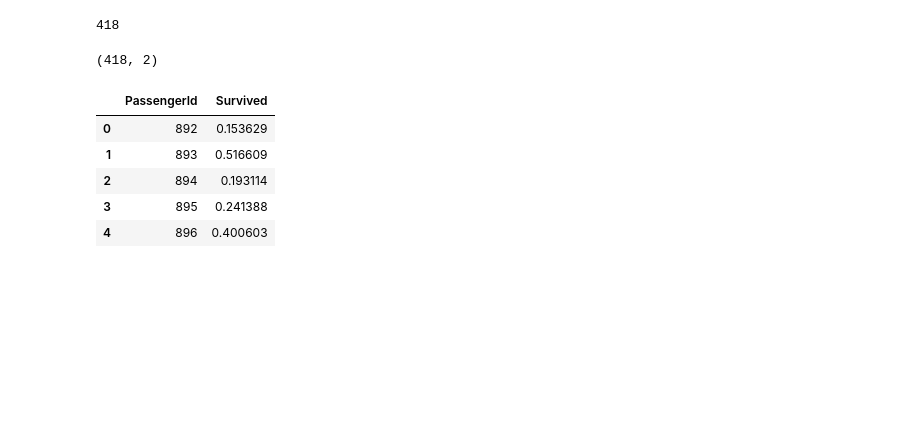
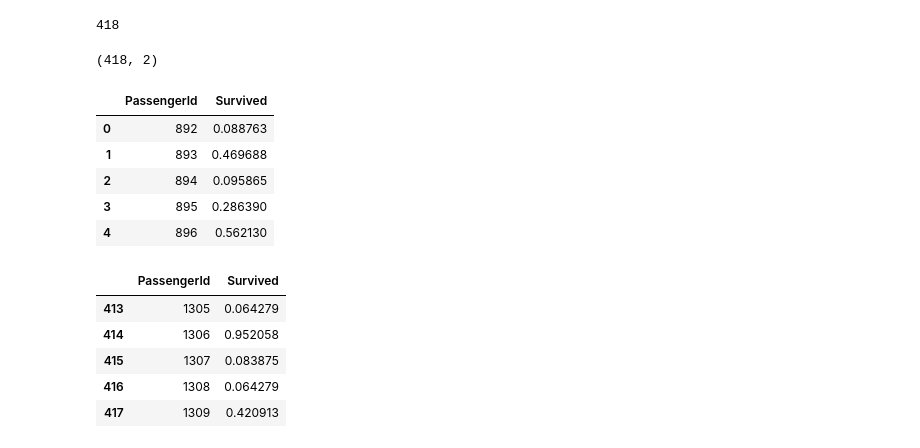
Before and after one commit to KJMAN678/xfeat, a Jupyter notebook: titanic_xfeat.ipynb, the cells around one changed output. Cells and saved outputs as stored; diff of their text form; code cells hidden in the pictures; blank space fills up the shorter version.

```diff
--- a/titanic_xfeat.ipynb
+++ b/titanic_xfeat.ipynb
@@ -465,11 +505,13 @@ display(dtest_en6.head())
 ### データ結合
 # %%
 train = pd.concat([dtrain_en1, dtrain_en2], axis=1)
-train = pd.concat([train, dtrain_en5], axis=1)
+train = pd.concat([train, dtrain_en3_1], axis=1)
+train = pd.concat([train, dtrain_en4_1], axis=1)
 train = pd.concat([train, dtrain["Survived"]], axis=1)
 
 test = pd.concat([dtest_en1, dtest_en2], axis=1)
-test = pd.concat([test, dtest_en6], axis=1)
+test = pd.concat([test, dtest_en3_2], axis=1)
+test = pd.concat([test, dtest_en4_2], axis=1)
 # %%
 display(train.head())
 display(train.shape)
@@ -536,4 +580,4 @@ lgb_val = lgb.Dataset(X_test, y_test)
 # %%
-model_lgb = lgb.train(params, lgb_train, num_boost_round = 10, early_stopping_rounds = 2, valid_sets = [lgb_train, lgb_val], verbose_eval = 1)
+model_lgb = lgb.train(params, lgb_train, num_boost_round = 2500, early_stopping_rounds = 50, valid_sets = [lgb_train, lgb_val], verbose_eval = 1)
 # %% [output]
 [1]     training's rmse: 0.464012       valid_1's rmse: 0.470618
@@ -566,11 +614,19 @@ gs.shape
 (418, 2)
 # %%
 gs["Survived"] = pred
-gs.head()
-# %% [output]
-|  | PassengerId | Survived |
-| 0 | 892 | 0.153629 |
-| 1 | 893 | 0.516609 |
-| 2 | 894 | 0.193114 |
-| 3 | 895 | 0.241388 |
-| 4 | 896 | 0.400603 |
+# %%
+display(gs.head())
+display(gs.tail())
+# %% [output]
+|  | PassengerId | Survived |
+| 0 | 892 | 0.088763 |
+| 1 | 893 | 0.469688 |
+| 2 | 894 | 0.095865 |
+| 3 | 895 | 0.286390 |
+| 4 | 896 | 0.562130 |
+|  | PassengerId | Survived |
+| 413 | 1305 | 0.064279 |
+| 414 | 1306 | 0.952058 |
+| 415 | 1307 | 0.083875 |
+| 416 | 1308 | 0.064279 |
+| 417 | 1309 | 0.420913 |
```
Also changed, not shown: parts of 19 cells of this notebook.
